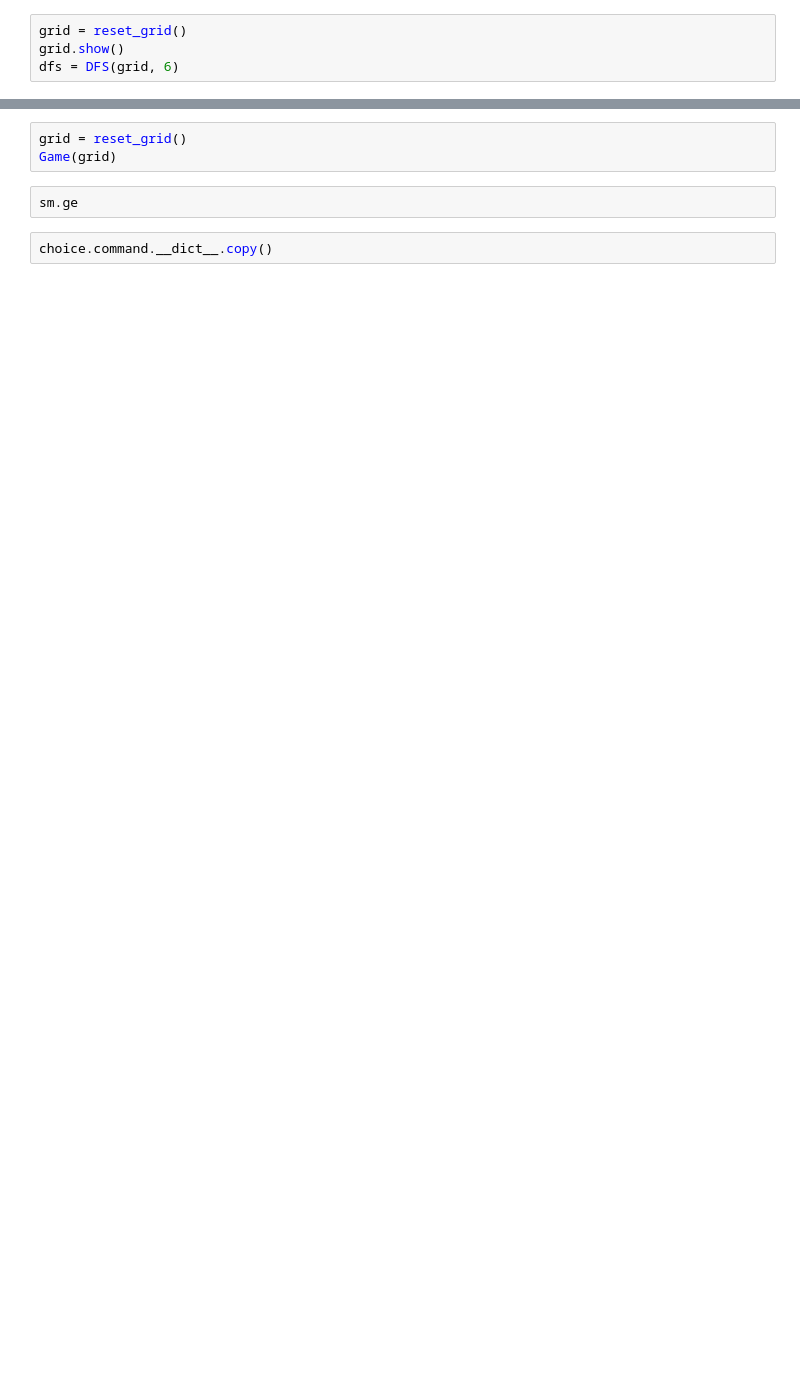
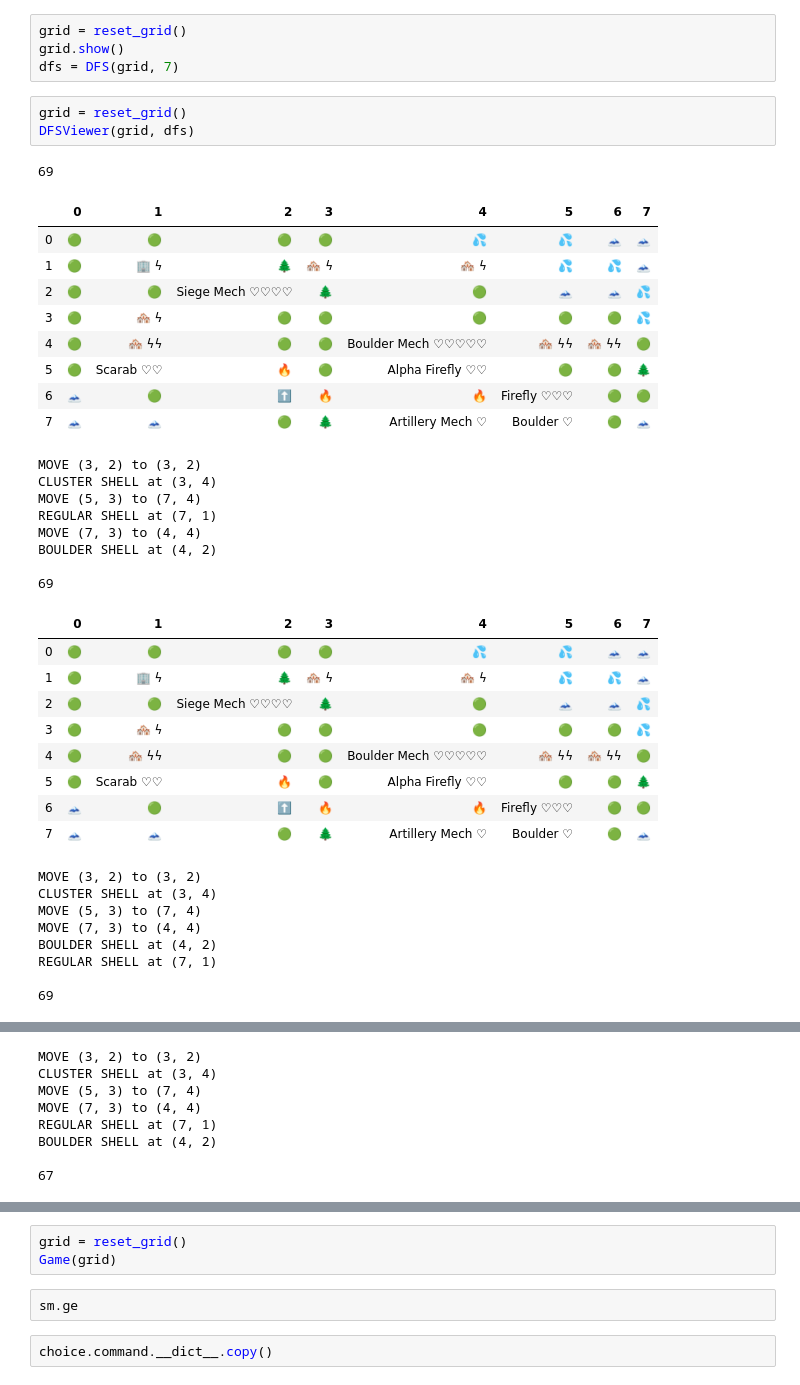
Before and after one commit to GuitarMusashi616/BreachSolver, a Jupyter notebook: game.ipynb, the cells around one changed output, grey strips where cells are left out. Drawn from its saved outputs; the diff is of its cells as text; blank space fills up the shorter version.

```diff
--- a/game.ipynb
+++ b/game.ipynb
@@ -206,4 +26,43 @@ def reset_grid():
 # %%
 grid = reset_grid()
 grid.show()
-dfs = DFS(grid, 6)
+dfs = DFS(grid, 7)
+# %%
+grid = reset_grid()
+DFSViewer(grid, dfs)
+# %% [output]
+69
+|  | 0 | 1 | 2 | 3 | 4 | 5 | 6 | 7 |
+| 0 | 🟢 | 🟢 | 🟢 | 🟢 | 💦 | 💦 | 🗻 | 🗻 |
+| 1 | 🟢 | 🏢 ϟ | 🌲 | 🏘️ ϟ | 🏘️ ϟ | 💦 | 💦 | 🗻 |
+| 2 | 🟢 | 🟢 | Siege Mech ♡♡♡♡ | 🌲 | 🟢 | 🗻 | 🗻 | 💦 |
+| 3 | 🟢 | 🏘️ ϟ | 🟢 | 🟢 | 🟢 | 🟢 | 🟢 | 💦 |
+| 4 | 🟢 | 🏘️ ϟϟ | 🟢 | 🟢 | Boulder Mech ♡♡♡♡♡ | 🏘️ ϟϟ | 🏘️ ϟϟ | 🟢 |
+| 5 | 🟢 | Scarab ♡♡ | 🔥 | 🟢 | Alpha Firefly ♡♡ | 🟢 | 🟢 | 🌲 |
+| 6 | 🗻 | 🟢 | ⬆️ | 🔥 | 🔥 | Firefly ♡♡♡ | 🟢 | 🟢 |
+| 7 | 🗻 | 🗻 | 🟢 | 🌲 | Artillery Mech ♡ | Boulder ♡ | 🟢 | 🗻 |
+MOVE (3, 2) to (3, 2)
+CLUSTER SHELL at (3, 4)
+MOVE (5, 3) to (7, 4)
+REGULAR SHELL at (7, 1)
+MOVE (7, 3) to (4, 4)
+BOULDER SHELL at (4, 2)
+
+69
+|  | 0 | 1 | 2 | 3 | 4 | 5 | 6 | 7 |
+| 0 | 🟢 | 🟢 | 🟢 | 🟢 | 💦 | 💦 | 🗻 | 🗻 |
+| 1 | 🟢 | 🏢 ϟ | 🌲 | 🏘️ ϟ | 🏘️ ϟ | 💦 | 💦 | 🗻 |
+| 2 | 🟢 | 🟢 | Siege Mech ♡♡♡♡ | 🌲 | 🟢 | 🗻 | 🗻 | 💦 |
+| 3 | 🟢 | 🏘️ ϟ | 🟢 | 🟢 | 🟢 | 🟢 | 🟢 | 💦 |
+| 4 | 🟢 | 🏘️ ϟϟ | 🟢 | 🟢 | Boulder Mech ♡♡♡♡♡ | 🏘️ ϟϟ | 🏘️ ϟϟ | 🟢 |
+| 5 | 🟢 | Scarab ♡♡ | 🔥 | 🟢 | Alpha Firefly ♡♡ | 🟢 | 🟢 | 🌲 |
+| 6 | 🗻 | 🟢 | ⬆️ | 🔥 | 🔥 | Firefly ♡♡♡ | 🟢 | 🟢 |
+| 7 | 🗻 | 🗻 | 🟢 | 🌲 | Artillery Mech ♡ | Boulder ♡ | 🟢 | 🗻 |
+MOVE (3, 2) to (3, 2)
+CLUSTER SHELL at (3, 4)
+MOVE (5, 3) to (7, 4)
+MOVE (7, 3) to (4, 4)
+BOULDER SHELL at (4, 2)
+REGULAR SHELL at (7, 1)
+
+69
@@ -209,0 +78,8 @@ dfs = DFS(grid, 6)
+MOVE (3, 2) to (3, 2)
+CLUSTER SHELL at (3, 4)
+MOVE (5, 3) to (7, 4)
+MOVE (7, 3) to (4, 4)
+REGULAR SHELL at (7, 1)
+BOULDER SHELL at (4, 2)
+
+67
```
Also changed, not shown: parts of 17 cells of this notebook, 6 other files.
